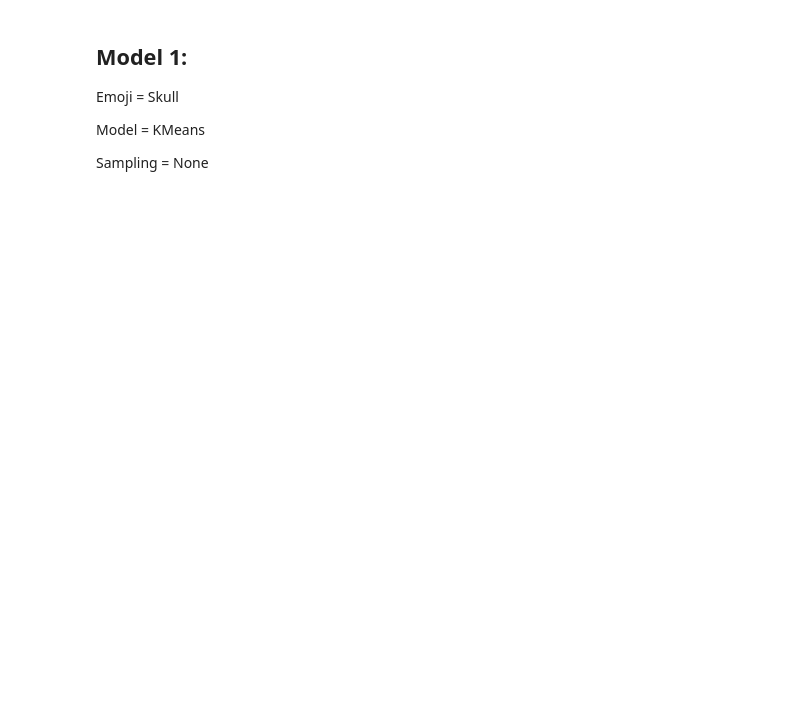
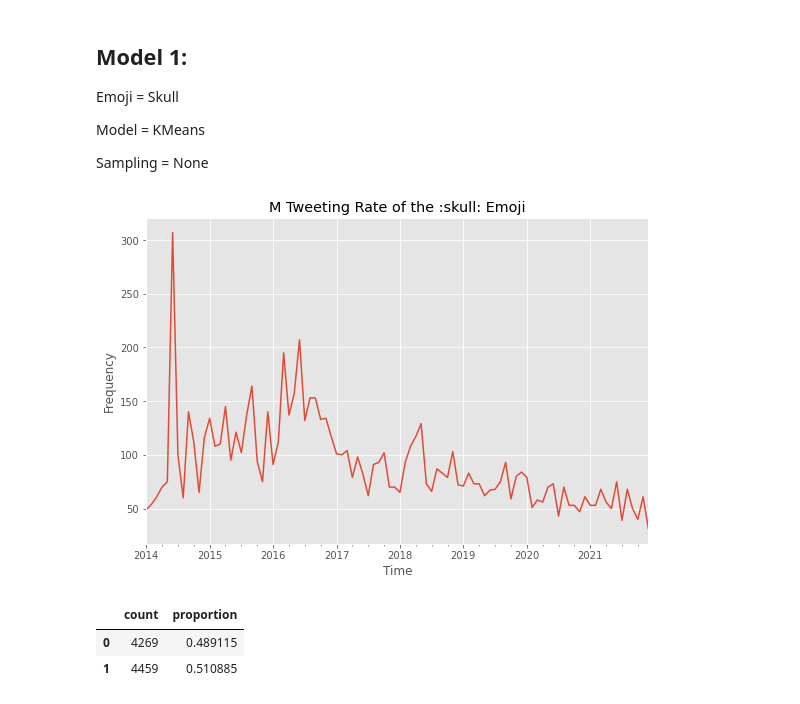
Before and after one commit to GeorgeMcIntire/emoji_polysemy, a Jupyter notebook: Clustering Other Emojis.ipynb, the cells around one changed output. Drawn from its saved outputs; the diff is of its cells as text; code cells hidden in the pictures; blank space fills up the shorter version.

```diff
--- a/Clustering Other Emojis.ipynb
+++ b/Clustering Other Emojis.ipynb
@@ -239,4 +343,8 @@ Model = KMeans
 
 Sampling = None
 # %%
-crying_km = ClusterHub(1651, KMeans)
+skull_km = ClusterHub(1651, KMeans)
+# %%
+skull_km.plot_tweet_rate()
+# %% [output]
+[figure, added]
@@ -242,0 +353,6 @@ crying_km = ClusterHub(1651, KMeans)
+# %%
+skull_km.labels_freq_prop(2)
+# %% [output]
+|  | count | proportion |
+| 0 | 4269 | 0.489115 |
+| 1 | 4459 | 0.510885 |
```
Also changed, not shown: parts of 65 cells of this notebook.
